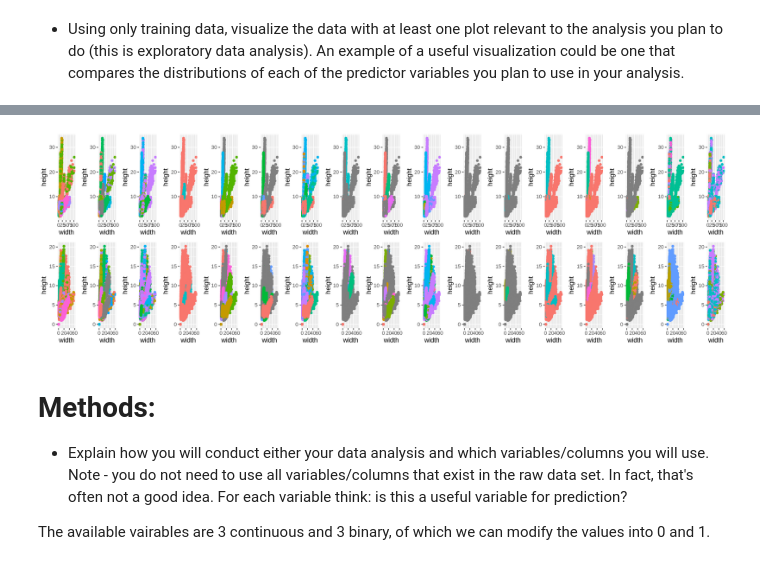
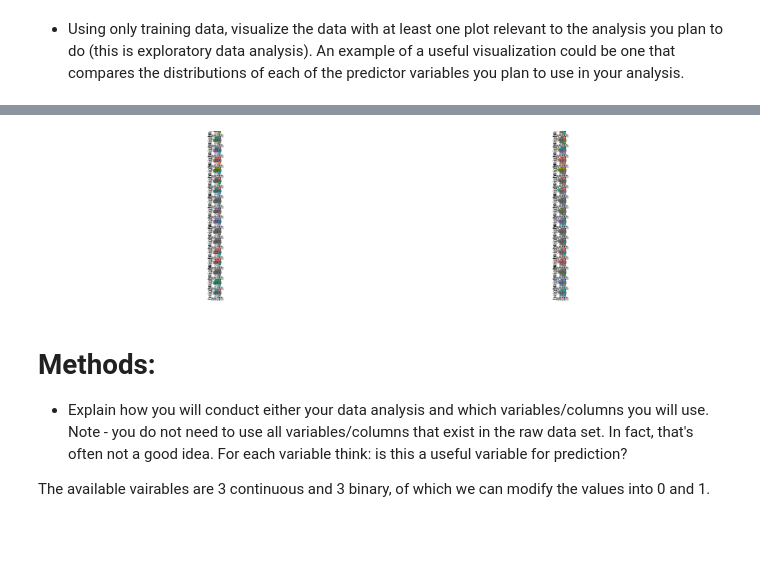
Before and after one commit to ciciliujx/DSCI100-Project, a Jupyter notebook: Proposal.ipynb, the cells around one changed output, grey strips where cells are left out. Drawn from its saved outputs; the diff is of its cells as text; code cells hidden in the pictures; blank space fills up the shorter version.

Commit message:
better plot grid, still too small

```diff
--- a/Proposal.ipynb
+++ b/Proposal.ipynb
@@ -217,7 +217,7 @@ poisonPlots <- map(colnames(mushroom_training_raw |> select(-c(class, diameter,
     ggplot(aes(x=width, y=height, color=x)) +
     geom_point() +
     # labs(x="Width", y="Height", color=col_name) +
-    theme(legend.position = "none")
+    theme(legend.position = "none", aspect.ratio=1)
 )
 ediblePlots <- map(colnames(mushroom_training_raw |> select(-c(class, diameter, width, height))), function(col_name)
     cat_vars |>
@@ -227,12 +227,12 @@ ediblePlots <- map(colnames(mushroom_training_raw |> select(-c(class, diameter,
     ggplot(aes(x=width, y=height, color=x)) +
     geom_point() +
     # labs(x="Width", y="Height", color=col_name) +
-    theme(legend.position = "none")
+    theme(legend.position = "none", aspect.ratio=1)
 )
 # %%
-plot_grid(plotlist=append(ediblePlots, poisonPlots), nrow=2)
+plot_grid(plotlist=append(ediblePlots, poisonPlots), ncol=2, nrow=17,byrow=FALSE, align="v")
 # %% [output]
-[figure, old version]
+[figure, new version]
 # %% [markdown]
 # Methods:
 - Explain how you will conduct either your data analysis and which variables/columns you will use. Note - you do not need to use all variables/columns that exist in the raw data set. In fact, that's often not a good idea. For each variable think: is this a useful variable for prediction?
```
Also changed, not shown: parts of 3 cells of this notebook.
